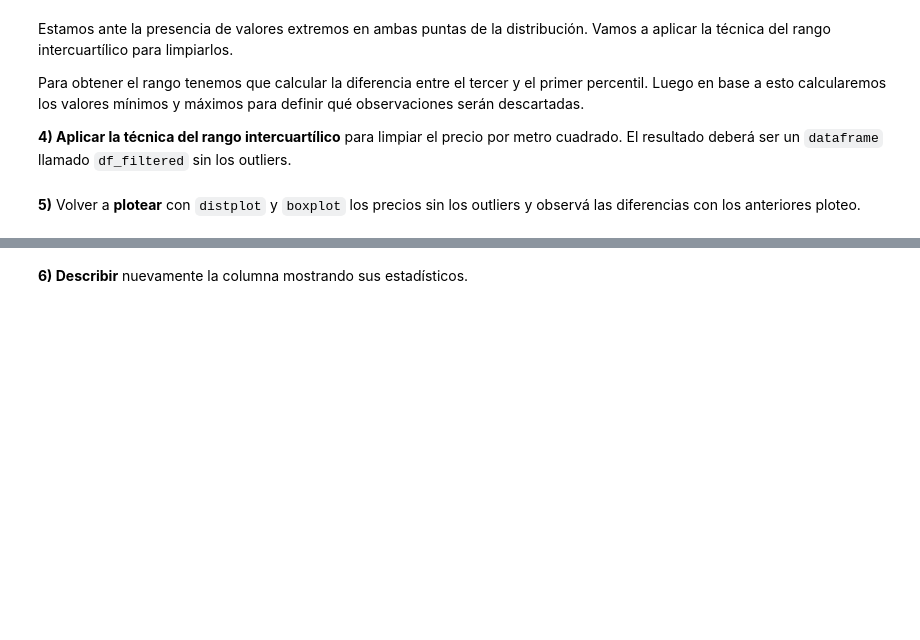
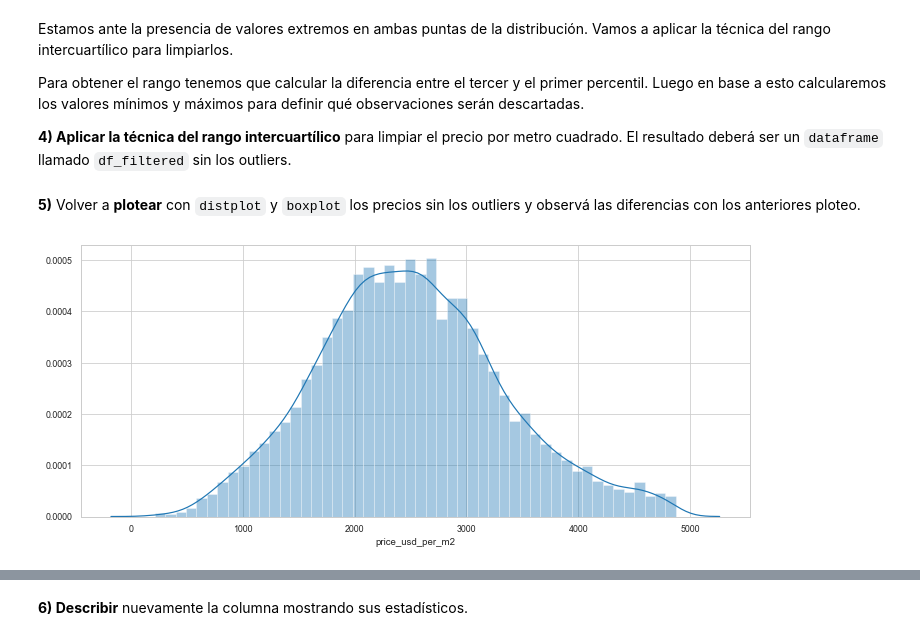
Before and after one commit to fpaterson/Acamica-Data-Science, a Jupyter notebook: Entregas/2° entrega/recursos_proyecto_2.ipynb, the cells around one changed output, grey strips where cells are left out. Saved outputs shown, nothing was run; the diff lists cells and outputs as text; code cells hidden in the pictures; blank space fills up the shorter version.

```diff
--- a/Entregas/2° entrega/recursos_proyecto_2.ipynb
+++ b/Entregas/2° entrega/recursos_proyecto_2.ipynb
@@ -117,6 +111,17 @@ Para obtener el rango tenemos que calcular la diferencia entre el tercer y el pr
+# %%
+# Realizar el filtrado intercuartílico en esta celda
+
+df_filtered = df
+Q1 = df_filtered['price_usd_per_m2'].quantile(0.25)
+Q3 = df_filtered['price_usd_per_m2'].quantile(0.75)
+IQR = Q3 - Q1
+df_filtered = df.query('(@Q1 - 1.5 * @IQR) <= price_usd_per_m2 <= (@Q3 + 1.5 * @IQR)')
 # %% [markdown]
 **5)** Volver a **plotear** con `distplot` y `boxplot` los precios sin los outliers y observá las diferencias con los anteriores ploteo.
 # %%
 # Hacé el distplot
+ax = sns.distplot(df_filtered['price_usd_per_m2'])
+# %% [output]
+[figure, added]
 # %%
 # Hacé el boxplot en esta celda
```
Also changed, not shown: parts of 8 cells of this notebook, 5 other files.
